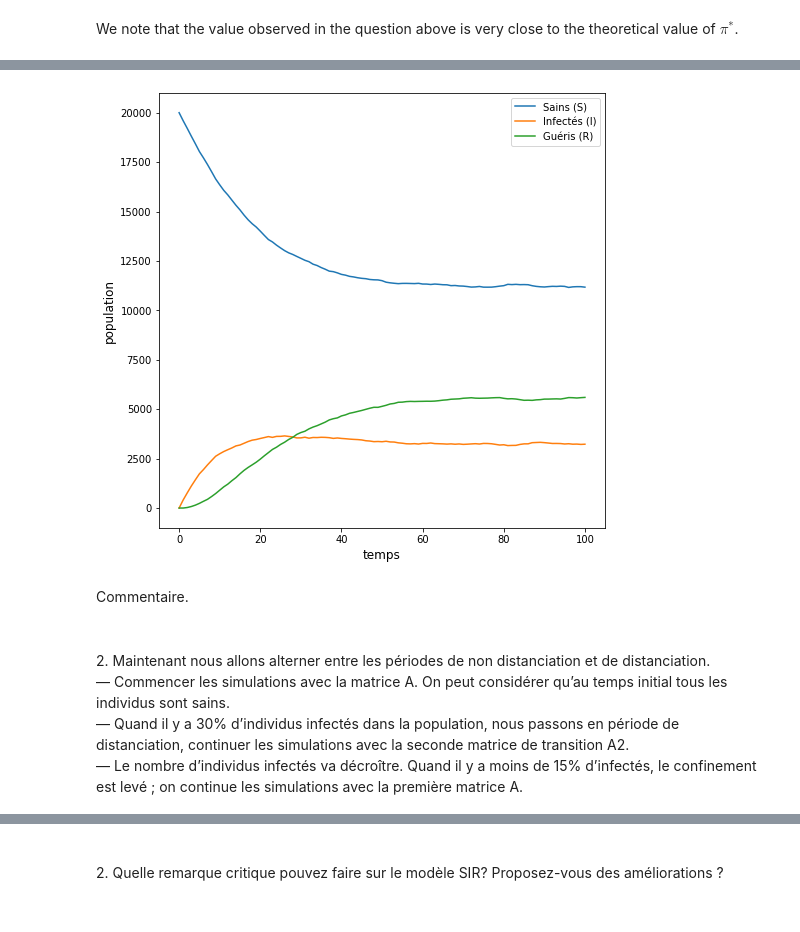
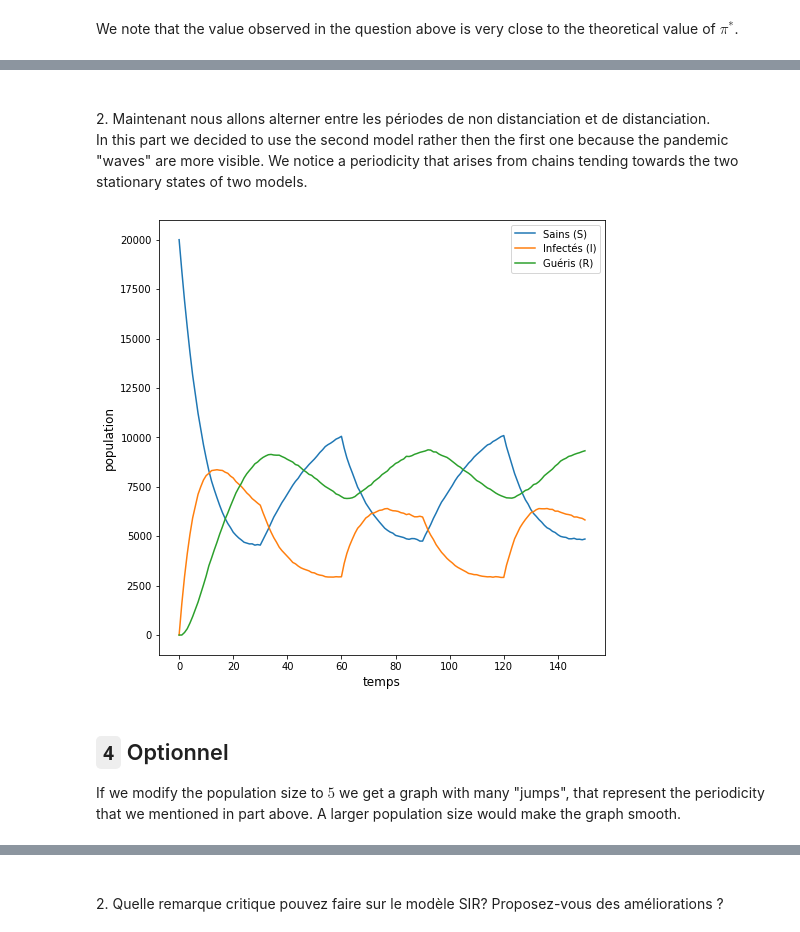
Before and after one commit to petrulii/pandemic-propagation, a Jupyter notebook: projet3_Teo_Ieva.ipynb, the cells around one changed output, grey strips where cells are left out. Drawn from its saved outputs; the diff is of its cells as text; code cells hidden in the pictures.

```diff
--- a/projet3_Teo_Ieva.ipynb
+++ b/projet3_Teo_Ieva.ipynb
@@ -262,31 +266,24 @@ Nous allons considérer qu’en période de distanciation la probabilité de dev
 # %%
 # transition matrix A of size 3x3
-A2 = np.array([  [0.98,  0,      0.04],
+A2 = np.array([  [0.98,  0,      0],
                 [0.02,  0.93,   0],
-                [0,     0.07,   0.96]])
+                [0,     0.07,   1]])
 
 if np.any(np.sum(A2, axis=0) != 1) or np.any(A2 < 0):
     print("Transition matrix is not Stochastic.")
 
 # v0 is a vector which represents the initial probability distribution where all individuals are healthy at t=0
-v0 = np.array([1, 0, 0])
+v0 = np.array([0.9, 0.1, 0])
 v0_sum = np.cumsum(v0)
 
 # creates a chain of 100 states for every individual in a population of 20000
-a = np.array([tirage_aleatoire(100, A2, v0_sum) for _ in range(20000)])
+a = np.array([tirage_aleatoire(150, A2, v0_sum) for _ in range(20000)])
 count = np.zeros((3, a.shape[1]))
-
-count = plot_population(a)
-# %% [output]
-[figure, removed]
-# %% [markdown]
-Commentaire.
-# %% [markdown]
-<br/>
-2. Maintenant nous allons alterner entre les périodes de non distanciation et de distanciation.<br/>
-— Commencer les simulations avec la matrice A. On peut considérer qu’au temps initial tous les individus sont sains.<br/>
-— Quand il y a 30% d’individus infectés dans la population, nous passons en période de distanciation, continuer les simulations avec la seconde matrice de transition A2.<br/>
-— Le nombre d’individus infectés va décroître. Quand il y a moins de 15% d’infectés, le confinement est levé ; on continue les simulations avec la première matrice A.<br/>
+# %% [markdown]
+<br/>
+2. Maintenant nous allons alterner entre les périodes de non distanciation et de distanciation.<br/>
+
+In this part we decided to use the second model rather then the first one because the pandemic "waves" are more visible. We notice a periodicity that arises from chains tending towards the two stationary states of two models.
 # %%
 def tirage_aleatoire_alterne(T, alterne, A1, A2, v0_sum):
     """Function that produces a state chain for one individual for a given T with alternations of social distancing."""
@@ -307,6 +302,30 @@ def tirage_aleatoire_alterne(T, alterne, A1, A2, v0_sum):
         current_A = (current_A + 1) % 2
         T -= alterne
     return state_chain
+# %%
+# transition matrix A1 and A2 of size 3x3
+A1 = np.array([ [0.92,  0,      0.04],
+                [0.08,  0.93,   0],
+                [0,     0.07,   0.96]])
+
+A2 = np.array([ [0.98,  0,      0.04],
+                [0.02,  0.93,   0],
+                [0,     0.07,   0.96]])
+
+# v0 is a vector which represents the initial probability distribution where all individuals are healthy at t=0
+v0 = np.array([1, 0, 0])
+v0_sum = np.cumsum(v0)
+
+# creates a chain of 100 states for every individual in a population of 20000
+a = np.array([tirage_aleatoire_alterne(150, 30, A1, A2, v0_sum) for _ in range(20000)])
+
+count = plot_population(a)
+# %% [output]
+[figure, added]
+# %% [markdown]
+## `4` Optionnel
+
+If we modify the population size to $5$ we get a graph with many "jumps", that represent the periodicity that we mentioned in part above. A larger population size would make the graph smooth.
 # %%
 # v0 is a vector which represents the initial probability distribution where all individuals are healthy at t=0
 v0 = np.array([1, 0, 0])
```
Also changed, not shown: parts of 14 cells of this notebook.
